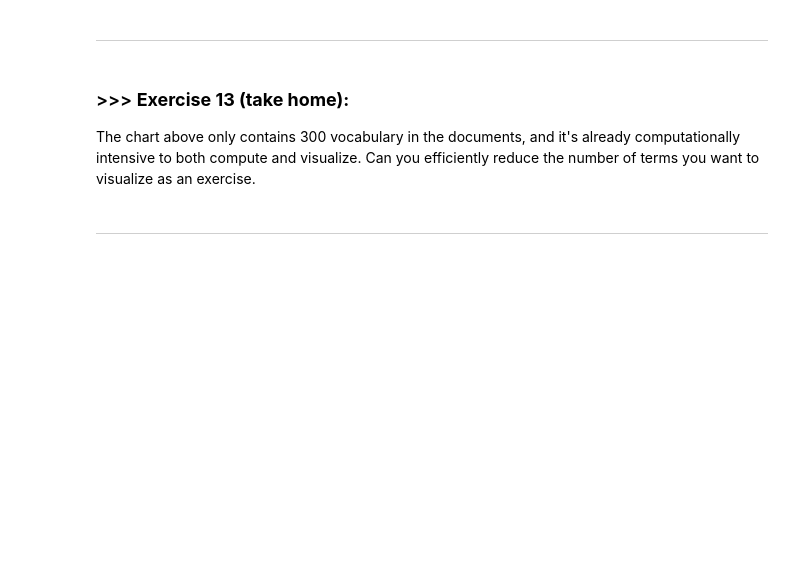
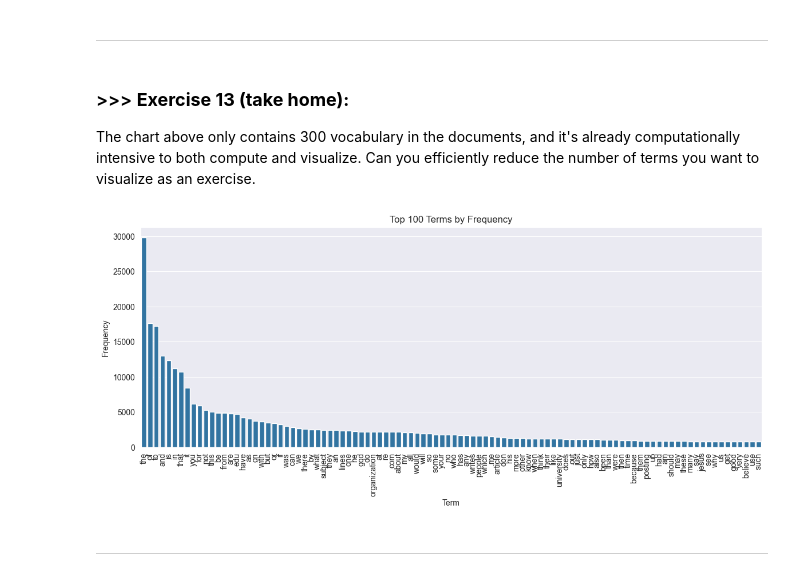
Before and after one commit to nguyentr0101/DM2025-Lab1-Exercise, a Jupyter notebook: DM2025-Lab1-Master.ipynb, the cells around one changed output. Saved outputs shown, nothing was run; the diff lists cells and outputs as text; code cells hidden in the pictures; blank space fills up the shorter version.

```diff
--- a/DM2025-Lab1-Master.ipynb
+++ b/DM2025-Lab1-Master.ipynb
@@ -1155,3 +1251,25 @@ The chart above only contains 300 vocabulary in the documents, and it's already
+# %%
+# Answer here
+# Number of top terms to show
+K = 100
+# Get vocab and frequencies
+vocab = count_vect.get_feature_names_out()
+freqs = np.asarray(term_frequencies)
+# Indices of Top-K by frequency (descending)
+top_idx = np.argsort(freqs)[::-1][:K]
+# Prepare labels and values
+top_terms = [vocab[i] for i in top_idx]
+top_vals  = freqs[top_idx]
+# Plot
+plt.subplots(figsize=(14, 5))
+sns.barplot(x=top_terms, y=top_vals)
+plt.title(f"Top {K} Terms by Frequency")
+plt.xticks(rotation=90)
+plt.xlabel("Term")
+plt.ylabel("Frequency")
+plt.show()
+# %% [output]
+[figure, added]
 # %% [markdown]
 ---
 # %% [markdown]
```
Also changed, not shown: parts of 25 cells of this notebook, 1 other file.
